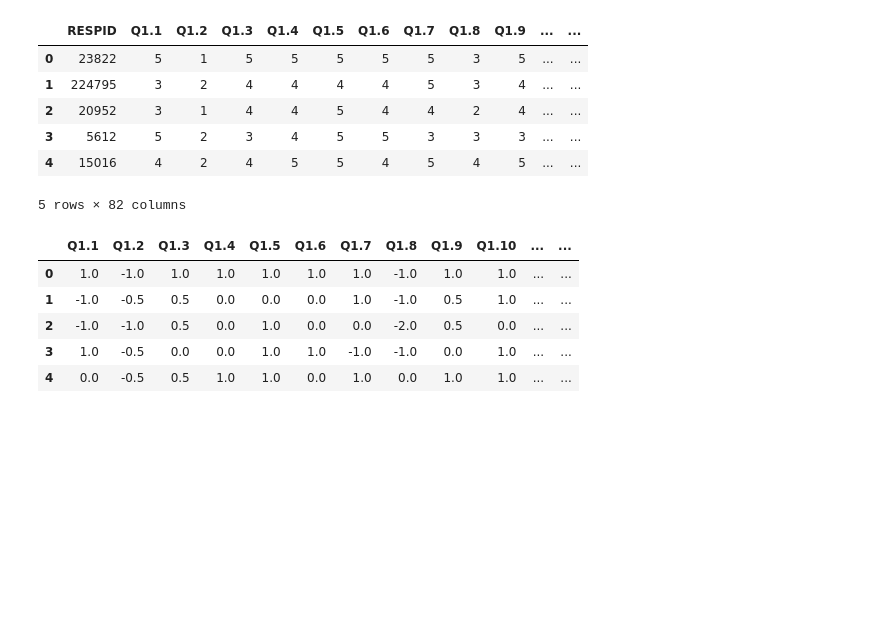
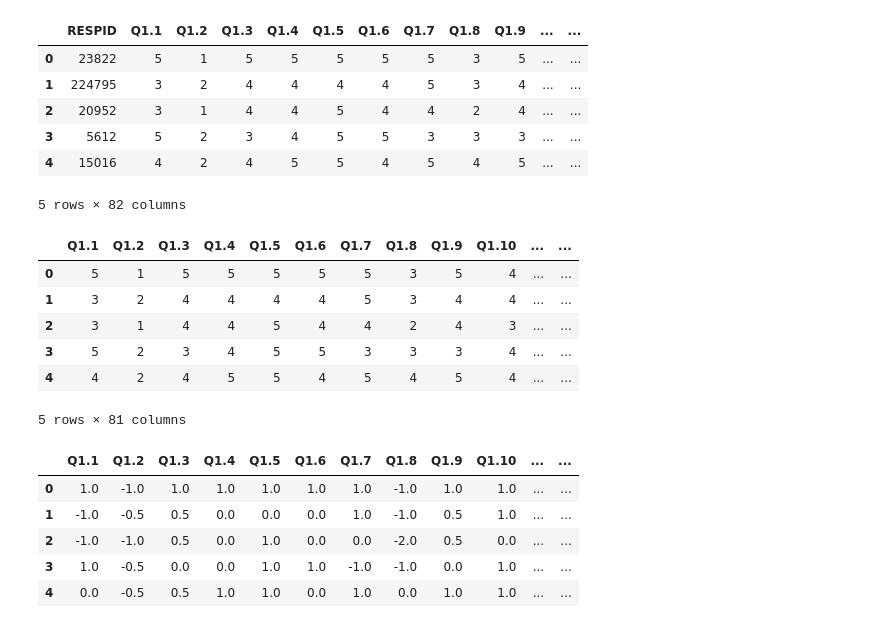
Before and after one commit to Insight-Sogang-Univ/insightcon_3rd_dog, a Jupyter notebook: 003.ipynb, the cells around one changed output. Cells and saved outputs as stored; diff of their text form; code cells hidden in the pictures; blank space fills up the shorter version.

```diff
--- a/003.ipynb
+++ b/003.ipynb
@@ -23,6 +23,18 @@ data.head()
 | 3 | 5612 | 5 | 2 | 3 | 4 | 5 | 5 | 3 | 3 | 3 | ... | ... |
 | 4 | 15016 | 4 | 2 | 4 | 5 | 5 | 4 | 5 | 4 | 5 | ... | ... |
 5 rows × 82 columns
+# %%
+data = data.iloc[:,1:]
+# %%
+data.head()
+# %% [output]
+|  | Q1.1 | Q1.2 | Q1.3 | Q1.4 | Q1.5 | Q1.6 | Q1.7 | Q1.8 | Q1.9 | Q1.10 | ... | ... |
+| 0 | 5 | 1 | 5 | 5 | 5 | 5 | 5 | 3 | 5 | 4 | ... | ... |
+| 1 | 3 | 2 | 4 | 4 | 4 | 4 | 5 | 3 | 4 | 4 | ... | ... |
+| 2 | 3 | 1 | 4 | 4 | 5 | 4 | 4 | 2 | 4 | 3 | ... | ... |
+| 3 | 5 | 2 | 3 | 4 | 5 | 5 | 3 | 3 | 3 | 4 | ... | ... |
+| 4 | 4 | 2 | 4 | 5 | 5 | 4 | 5 | 4 | 5 | 4 | ... | ... |
+5 rows × 81 columns
 # %%
 #데이터 정규화
 from sklearn.preprocessing import RobustScaler
```
Also changed, not shown: parts of 5 cells of this notebook, 1 other file.
